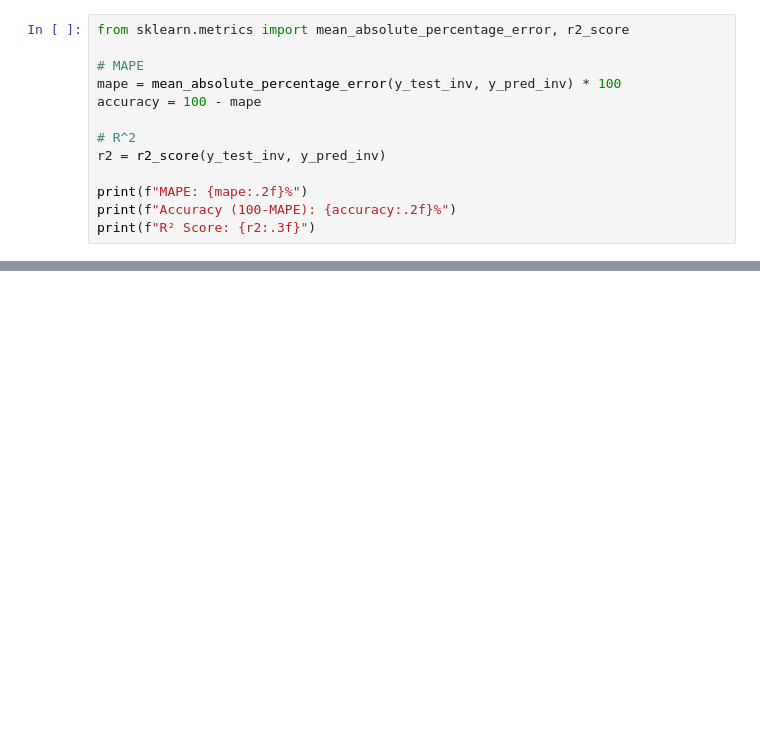
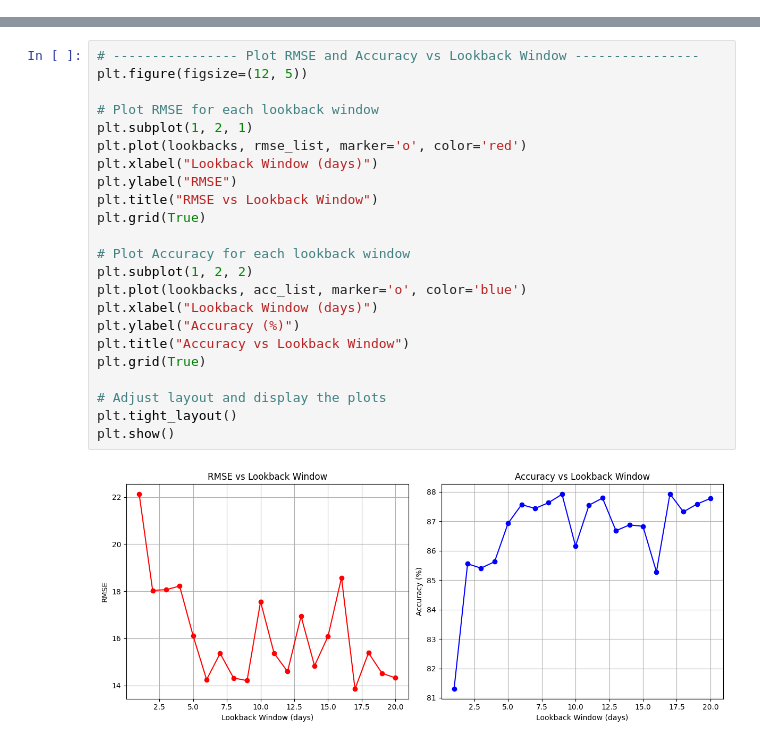
Before and after one commit to joyy09/Flexible-Bandwidth-Allocation, a Jupyter notebook: lstm.ipynb, the cells around one changed output, grey strips where cells are left out. Cells and saved outputs as stored; diff of their text form; blank space fills up the shorter version.

```diff
--- a/lstm.ipynb
+++ b/lstm.ipynb
@@ -117,13 +0,0 @@ Test MAE: 11.00
-# %%
-from sklearn.metrics import mean_absolute_percentage_error, r2_score
-
-# MAPE
-mape = mean_absolute_percentage_error(y_test_inv, y_pred_inv) * 100
-accuracy = 100 - mape
-
-# R^2
-r2 = r2_score(y_test_inv, y_pred_inv)
-
-print(f"MAPE: {mape:.2f}%")
-print(f"Accuracy (100-MAPE): {accuracy:.2f}%")
-print(f"R² Score: {r2:.3f}")
@@ -339,0 +166,25 @@ Training with lookback=12...
+# %%
+# ---------------- Plot RMSE and Accuracy vs Lookback Window ----------------
+plt.figure(figsize=(12, 5))
+
+# Plot RMSE for each lookback window
+plt.subplot(1, 2, 1)
+plt.plot(lookbacks, rmse_list, marker='o', color='red')
+plt.xlabel("Lookback Window (days)")
+plt.ylabel("RMSE")
+plt.title("RMSE vs Lookback Window")
+plt.grid(True)
+
+# Plot Accuracy for each lookback window
+plt.subplot(1, 2, 2)
+plt.plot(lookbacks, acc_list, marker='o', color='blue')
+plt.xlabel("Lookback Window (days)")
+plt.ylabel("Accuracy (%)")
+plt.title("Accuracy vs Lookback Window")
+plt.grid(True)
+
+# Adjust layout and display the plots
+plt.tight_layout()
+plt.show()
+# %% [output]
+[figure, added]
```
Also changed, not shown: parts of 8 cells of this notebook, 7 other files.
